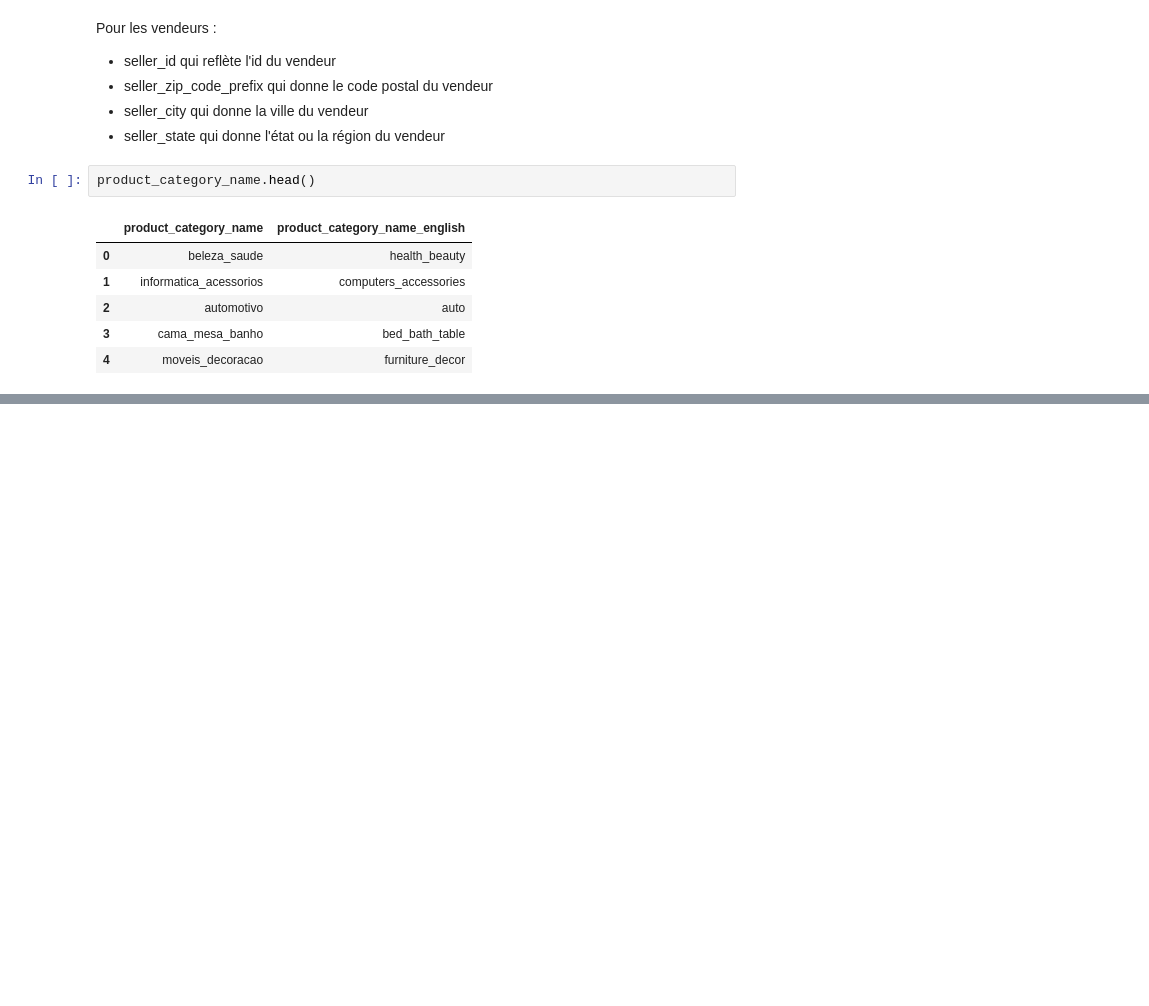
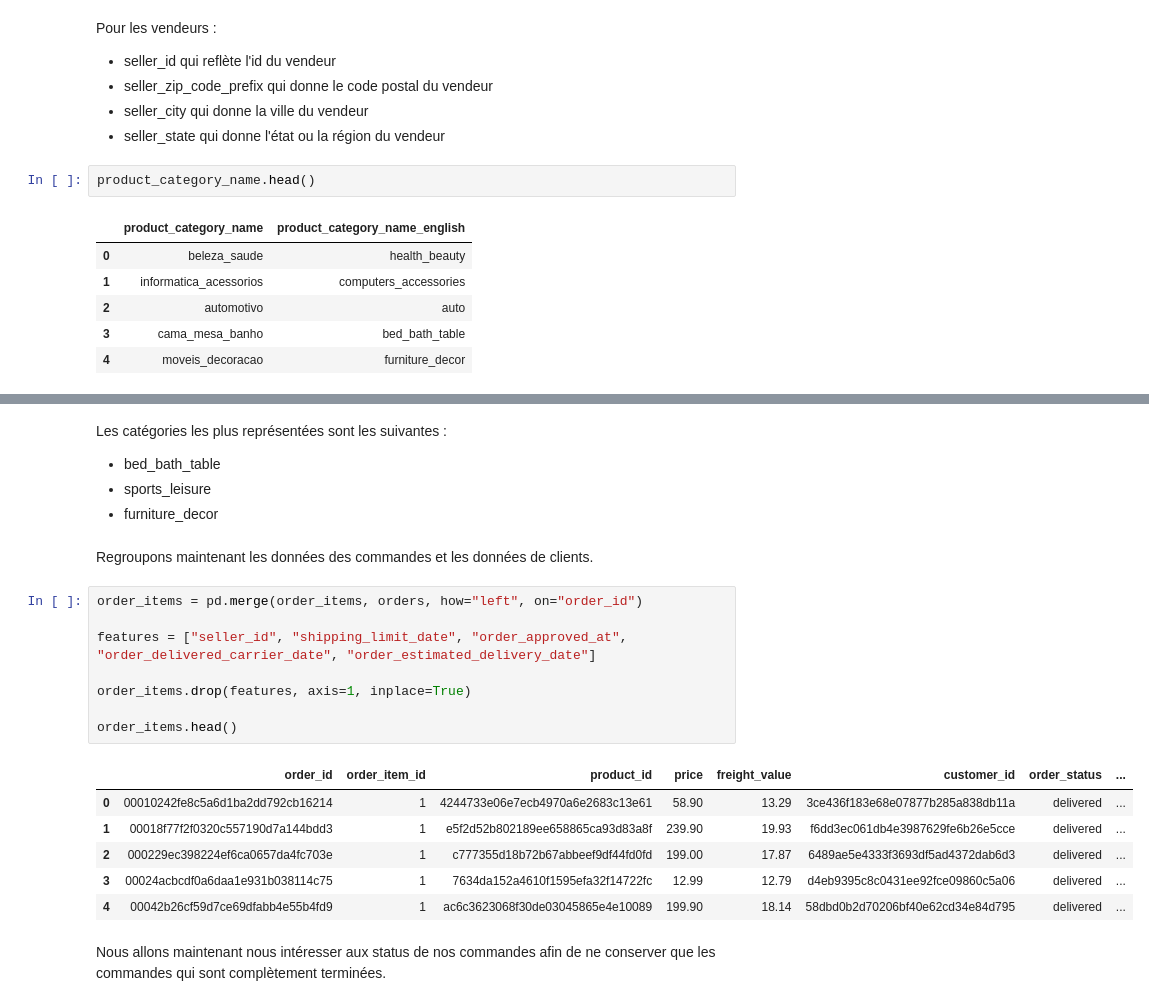
Before and after one commit to laildfz/P4_machine_learning, a Jupyter notebook: desfossez_rayan_notebook_clean_112022.ipynb, the cells around one changed output, grey strips where cells are left out. Cells and saved outputs as stored; diff of their text form; blank space fills up the shorter version.

```diff
--- a/desfossez_rayan_notebook_clean_112022.ipynb
+++ b/desfossez_rayan_notebook_clean_112022.ipynb
@@ -206,0 +255,25 @@ Pour les catégories de produit :
+# %% [markdown]
+Les catégories les plus représentées sont les suivantes :
+
+- bed_bath_table
+- sports_leisure
+- furniture_decor
+# %% [markdown]
+Regroupons maintenant les données des commandes et les données de clients.
+# %%
+order_items = pd.merge(order_items, orders, how="left", on="order_id")
+
+features = ["seller_id", "shipping_limit_date", "order_approved_at", "order_delivered_carrier_date", "order_estimated_delivery_date"]
+
+order_items.drop(features, axis=1, inplace=True)
+
+order_items.head()
+# %% [output]
+|  | order_id | order_item_id | product_id | price | freight_value | customer_id | order_status | ... |
+| 0 | 00010242fe8c5a6d1ba2dd792cb16214 | 1 | 4244733e06e7ecb4970a6e2683c13e61 | 58.90 | 13.29 | 3ce436f183e68e07877b285a838db11a | delivered | ... |
+| 1 | 00018f77f2f0320c557190d7a144bdd3 | 1 | e5f2d52b802189ee658865ca93d83a8f | 239.90 | 19.93 | f6dd3ec061db4e3987629fe6b26e5cce | delivered | ... |
+| 2 | 000229ec398224ef6ca0657da4fc703e | 1 | c777355d18b72b67abbeef9df44fd0fd | 199.00 | 17.87 | 6489ae5e4333f3693df5ad4372dab6d3 | delivered | ... |
+| 3 | 00024acbcdf0a6daa1e931b038114c75 | 1 | 7634da152a4610f1595efa32f14722fc | 12.99 | 12.79 | d4eb9395c8c0431ee92fce09860c5a06 | delivered | ... |
+| 4 | 00042b26cf59d7ce69dfabb4e55b4fd9 | 1 | ac6c3623068f30de03045865e4e10089 | 199.90 | 18.14 | 58dbd0b2d70206bf40e62cd34e84d795 | delivered | ... |
+# %% [markdown]
+Nous allons maintenant nous intéresser aux status de nos commandes afin de ne conserver que les commandes qui sont complètement terminées.
```
Also changed, not shown: parts of 9 cells of this notebook.
